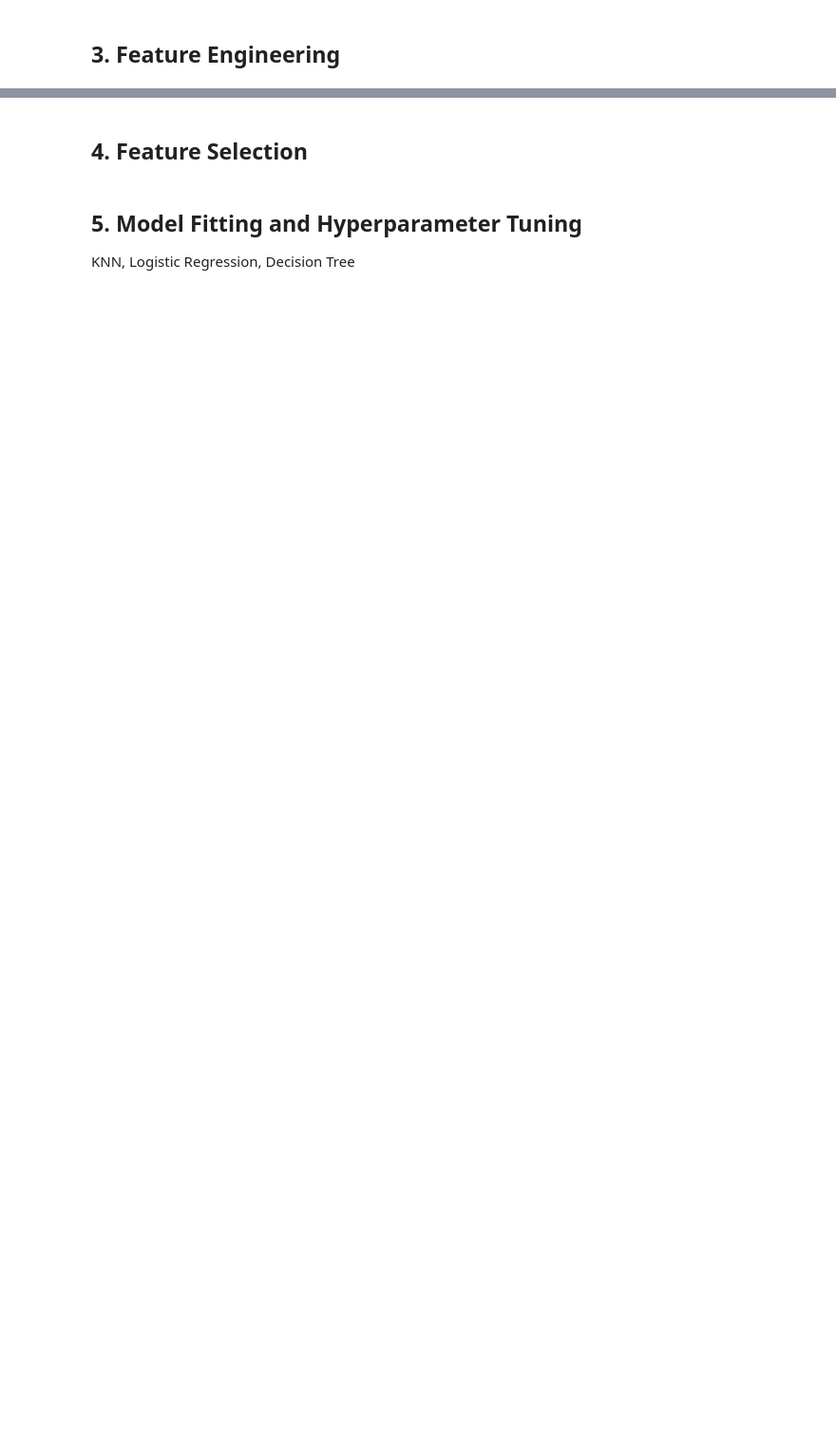
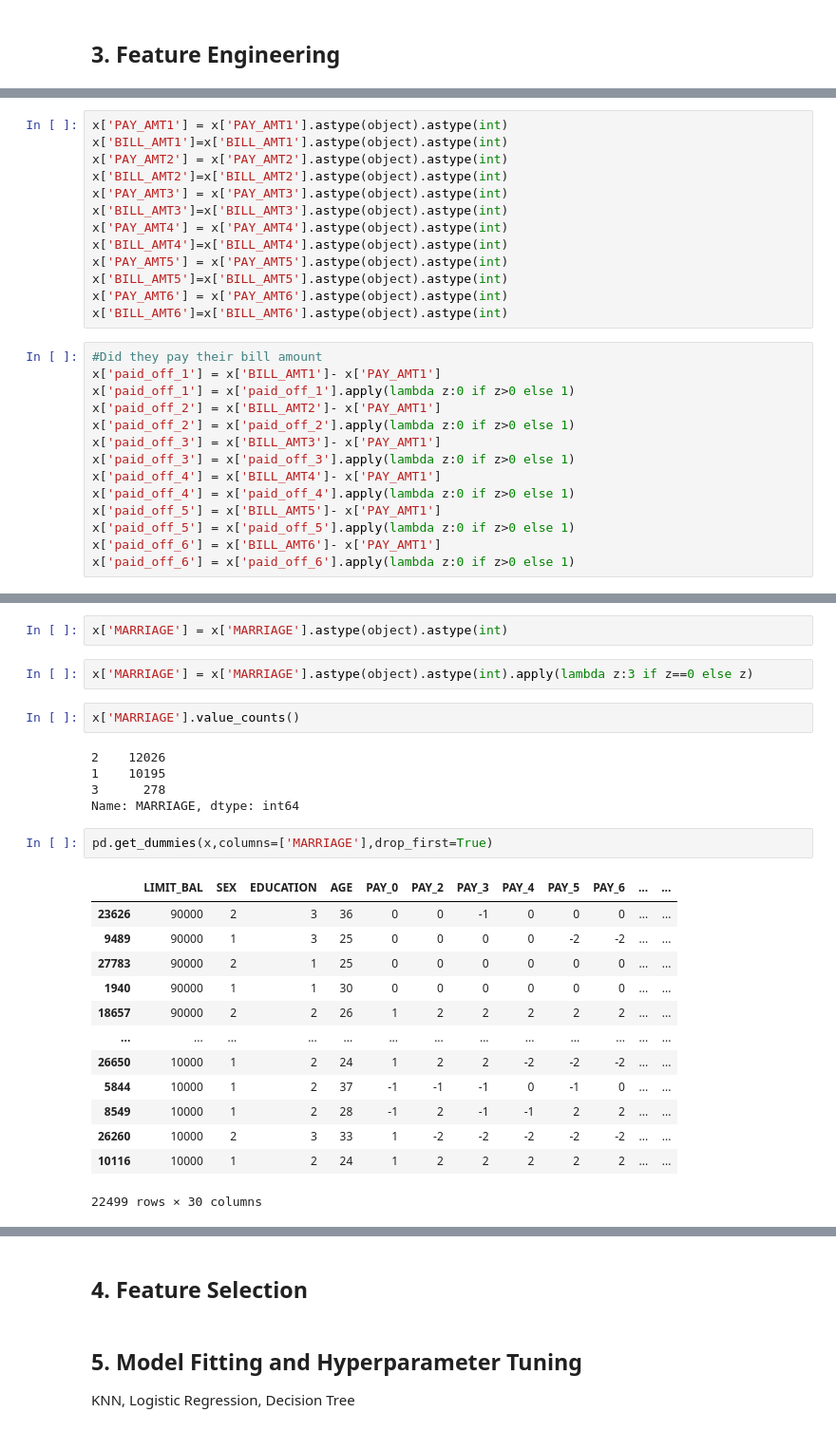
Before and after one commit to JakeAsh22/nyc-dc-ds-020121, a Jupyter notebook: Phase_3/bake_off/classification-bakeoff-template.ipynb, the cells around one changed output, grey strips where cells are left out. Shown at 95% size. Drawn from its saved outputs; the diff is of its cells as text; blank space fills up the shorter version.

```diff
--- a/Phase_3/bake_off/classification-bakeoff-template.ipynb
+++ b/Phase_3/bake_off/classification-bakeoff-template.ipynb
@@ -185,0 +384,27 @@ df.astype(object).astype(int)
+# %%
+x['PAY_AMT1'] = x['PAY_AMT1'].astype(object).astype(int)
+x['BILL_AMT1']=x['BILL_AMT1'].astype(object).astype(int)
+x['PAY_AMT2'] = x['PAY_AMT2'].astype(object).astype(int)
+x['BILL_AMT2']=x['BILL_AMT2'].astype(object).astype(int)
+x['PAY_AMT3'] = x['PAY_AMT3'].astype(object).astype(int)
+x['BILL_AMT3']=x['BILL_AMT3'].astype(object).astype(int)
+x['PAY_AMT4'] = x['PAY_AMT4'].astype(object).astype(int)
+x['BILL_AMT4']=x['BILL_AMT4'].astype(object).astype(int)
+x['PAY_AMT5'] = x['PAY_AMT5'].astype(object).astype(int)
+x['BILL_AMT5']=x['BILL_AMT5'].astype(object).astype(int)
+x['PAY_AMT6'] = x['PAY_AMT6'].astype(object).astype(int)
+x['BILL_AMT6']=x['BILL_AMT6'].astype(object).astype(int)
+# %%
+#Did they pay their bill amount
+x['paid_off_1'] = x['BILL_AMT1']- x['PAY_AMT1']
+x['paid_off_1'] = x['paid_off_1'].apply(lambda z:0 if z>0 else 1)
+x['paid_off_2'] = x['BILL_AMT2']- x['PAY_AMT1']
+x['paid_off_2'] = x['paid_off_2'].apply(lambda z:0 if z>0 else 1)
+x['paid_off_3'] = x['BILL_AMT3']- x['PAY_AMT1']
+x['paid_off_3'] = x['paid_off_3'].apply(lambda z:0 if z>0 else 1)
+x['paid_off_4'] = x['BILL_AMT4']- x['PAY_AMT1']
+x['paid_off_4'] = x['paid_off_4'].apply(lambda z:0 if z>0 else 1)
+x['paid_off_5'] = x['BILL_AMT5']- x['PAY_AMT1']
+x['paid_off_5'] = x['paid_off_5'].apply(lambda z:0 if z>0 else 1)
+x['paid_off_6'] = x['BILL_AMT6']- x['PAY_AMT1']
+x['paid_off_6'] = x['paid_off_6'].apply(lambda z:0 if z>0 else 1)
@@ -185,0 +521,27 @@ df.astype(object).astype(int)
+# %%
+x['MARRIAGE'] = x['MARRIAGE'].astype(object).astype(int)
+# %%
+x['MARRIAGE'] = x['MARRIAGE'].astype(object).astype(int).apply(lambda z:3 if z==0 else z)
+# %%
+x['MARRIAGE'].value_counts()
+# %% [output]
+2    12026
+1    10195
+3      278
+Name: MARRIAGE, dtype: int64
+# %%
+pd.get_dummies(x,columns=['MARRIAGE'],drop_first=True)
+# %% [output]
+|  | LIMIT_BAL | SEX | EDUCATION | AGE | PAY_0 | PAY_2 | PAY_3 | PAY_4 | PAY_5 | PAY_6 | ... | ... |
+| 23626 | 90000 | 2 | 3 | 36 | 0 | 0 | -1 | 0 | 0 | 0 | ... | ... |
+| 9489 | 90000 | 1 | 3 | 25 | 0 | 0 | 0 | 0 | -2 | -2 | ... | ... |
+| 27783 | 90000 | 2 | 1 | 25 | 0 | 0 | 0 | 0 | 0 | 0 | ... | ... |
+| 1940 | 90000 | 1 | 1 | 30 | 0 | 0 | 0 | 0 | 0 | 0 | ... | ... |
+| 18657 | 90000 | 2 | 2 | 26 | 1 | 2 | 2 | 2 | 2 | 2 | ... | ... |
+| ... | ... | ... | ... | ... | ... | ... | ... | ... | ... | ... | ... | ... |
+| 26650 | 10000 | 1 | 2 | 24 | 1 | 2 | 2 | -2 | -2 | -2 | ... | ... |
+| 5844 | 10000 | 1 | 2 | 37 | -1 | -1 | -1 | 0 | -1 | 0 | ... | ... |
+| 8549 | 10000 | 1 | 2 | 28 | -1 | 2 | -1 | -1 | 2 | 2 | ... | ... |
+| 26260 | 10000 | 2 | 3 | 33 | 1 | -2 | -2 | -2 | -2 | -2 | ... | ... |
+| 10116 | 10000 | 1 | 2 | 24 | 1 | 2 | 2 | 2 | 2 | 2 | ... | ... |
+22499 rows × 30 columns
```
Also changed, not shown: parts of 79 cells of this notebook, 2 other files.
